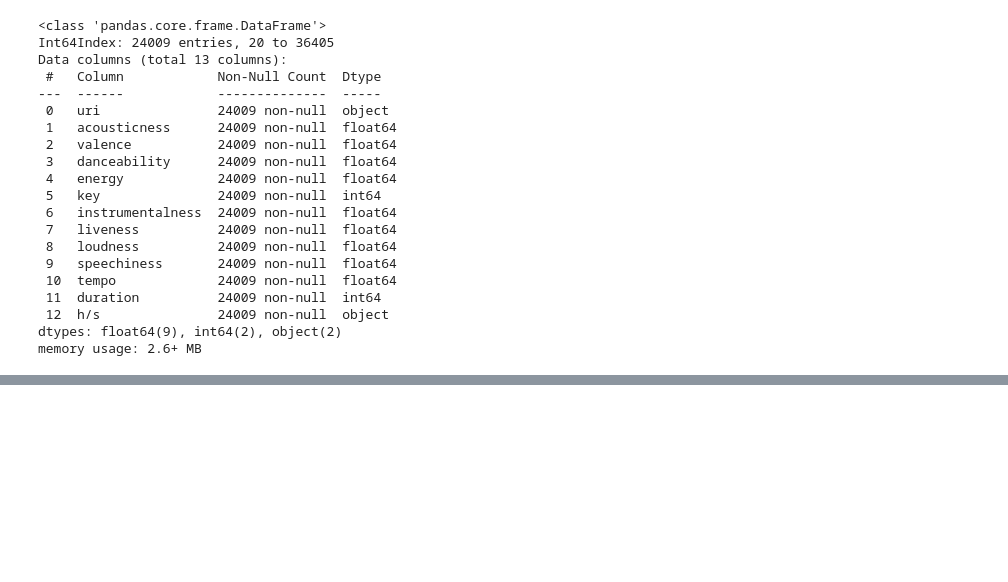
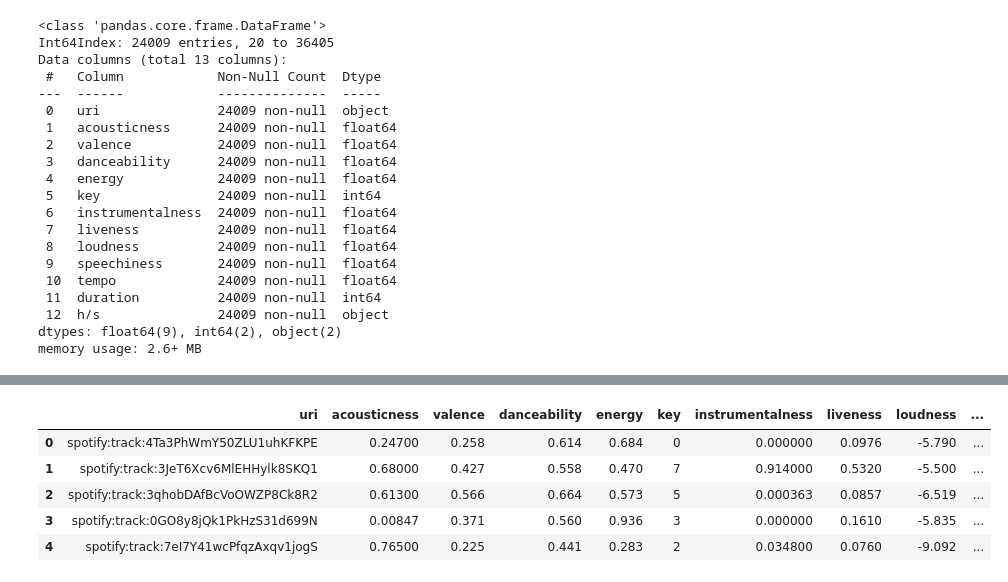
Before and after one commit to kkkhora/Music-Recommendation-Web-App, a Jupyter notebook: data_process.ipynb, the cells around one changed output, grey strips where cells are left out. Saved outputs shown, nothing was run; the diff lists cells and outputs as text; code cells hidden in the pictures; blank space fills up the shorter version.

```diff
--- a/data_process.ipynb
+++ b/data_process.ipynb
@@ -158,0 +225,12 @@ df1[df1['uri'] == 'spotify:track:7z73ehYAn9O1XP9XlCqVtd']
+# %%
+df1 = df1.reset_index()
+df1 = df1.drop(columns = 'index')
+# %%
+df1.head()
+# %% [output]
+|  | uri | acousticness | valence | danceability | energy | key | instrumentalness | liveness | loudness | ... |
+| 0 | spotify:track:4Ta3PhWmY50ZLU1uhKFKPE | 0.24700 | 0.258 | 0.614 | 0.684 | 0 | 0.000000 | 0.0976 | -5.790 | ... |
+| 1 | spotify:track:3JeT6Xcv6MlEHHylk8SKQ1 | 0.68000 | 0.427 | 0.558 | 0.470 | 7 | 0.914000 | 0.5320 | -5.500 | ... |
+| 2 | spotify:track:3qhobDAfBcVoOWZP8Ck8R2 | 0.61300 | 0.566 | 0.664 | 0.573 | 5 | 0.000363 | 0.0857 | -6.519 | ... |
+| 3 | spotify:track:0GO8y8jQk1PkHzS31d699N | 0.00847 | 0.371 | 0.560 | 0.936 | 3 | 0.000000 | 0.1610 | -5.835 | ... |
+| 4 | spotify:track:7eI7Y41wcPfqzAxqv1jogS | 0.76500 | 0.225 | 0.441 | 0.283 | 2 | 0.034800 | 0.0760 | -9.092 | ... |
```
Also changed, not shown: parts of 11 cells of this notebook.
